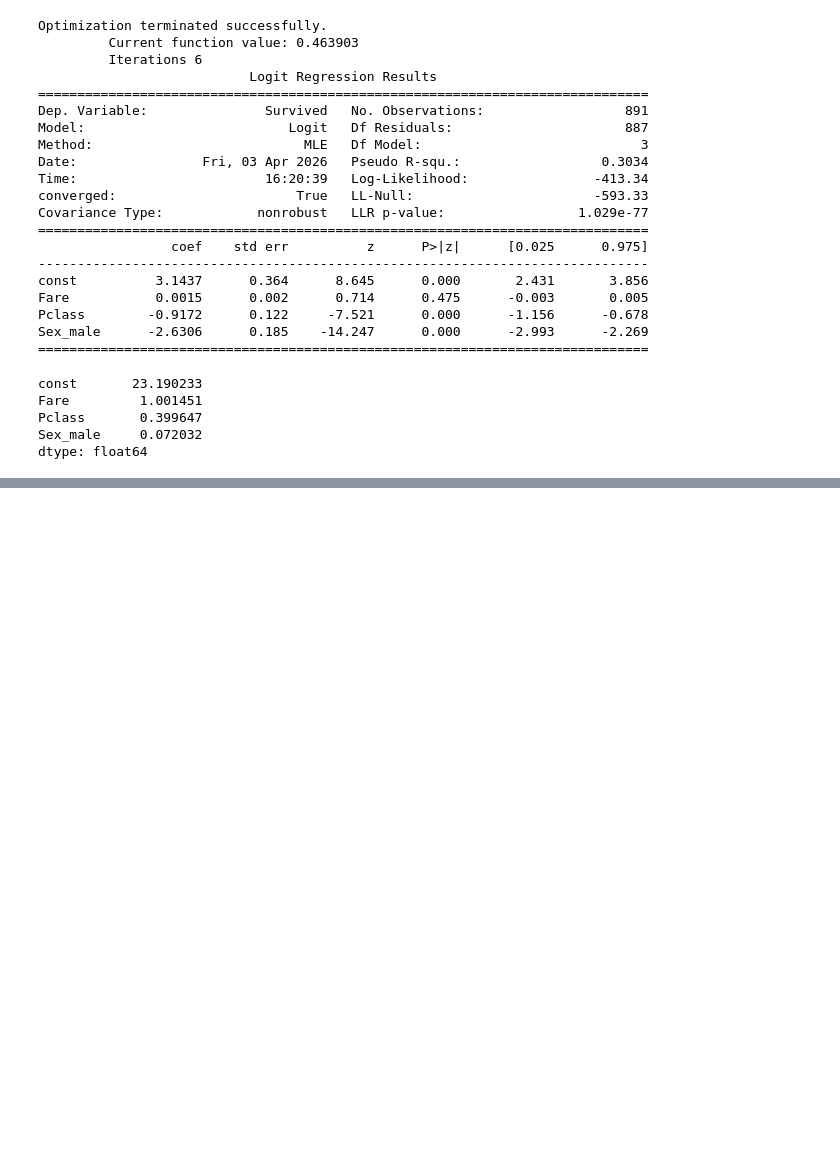
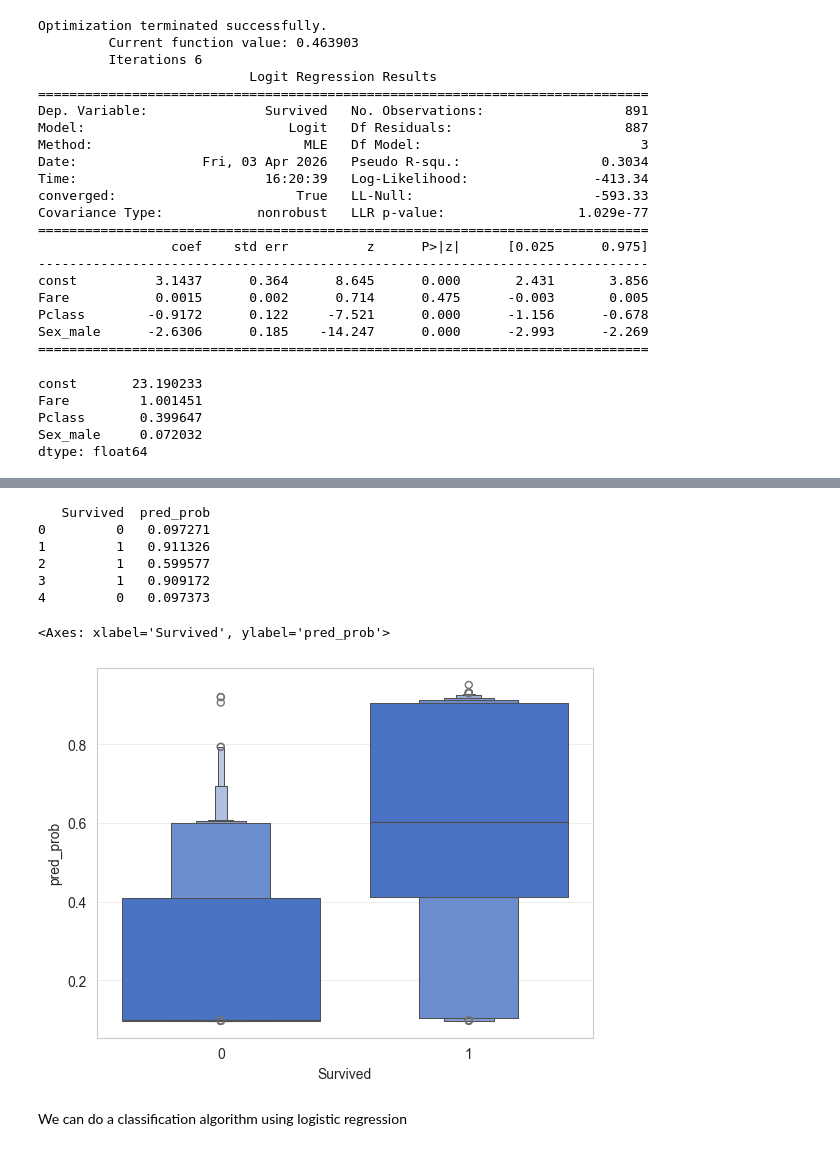
Before and after one commit to jieshu-wang-SBU/EST389_371_2026_spring, a Jupyter notebook: lectures/10-statistic_analysis_and_regression/10-07_Logistic_regression_and_Poisson_regression.ipynb, the cells around one changed output, grey strips where cells are left out. Cells and saved outputs as stored; diff of their text form; code cells hidden in the pictures; blank space fills up the shorter version.

```diff
--- a/lectures/10-statistic_analysis_and_regression/10-07_Logistic_regression_and_Poisson_regression.ipynb
+++ b/lectures/10-statistic_analysis_and_regression/10-07_Logistic_regression_and_Poisson_regression.ipynb
@@ -88,0 +115,19 @@ Therefore, the interpretation of our model:
+# %%
+df_clean["pred_prob"] = model.predict(X)
+
+print(df_clean[["Survived", "pred_prob"]].head())
+# %% [output]
+   Survived  pred_prob
+0         0   0.097271
+1         1   0.911326
+2         1   0.599577
+3         1   0.909172
+4         0   0.097373
+# %%
+sns.set_style("whitegrid")
+sns.boxenplot(data=df_clean, x="Survived", y="pred_prob")
+# %% [output]
+<Axes: xlabel='Survived', ylabel='pred_prob'>
+[figure, added]
+# %% [markdown]
+We can do a classification algorithm using logistic regression
```
Also changed, not shown: parts of 25 cells of this notebook, 1 other file.
